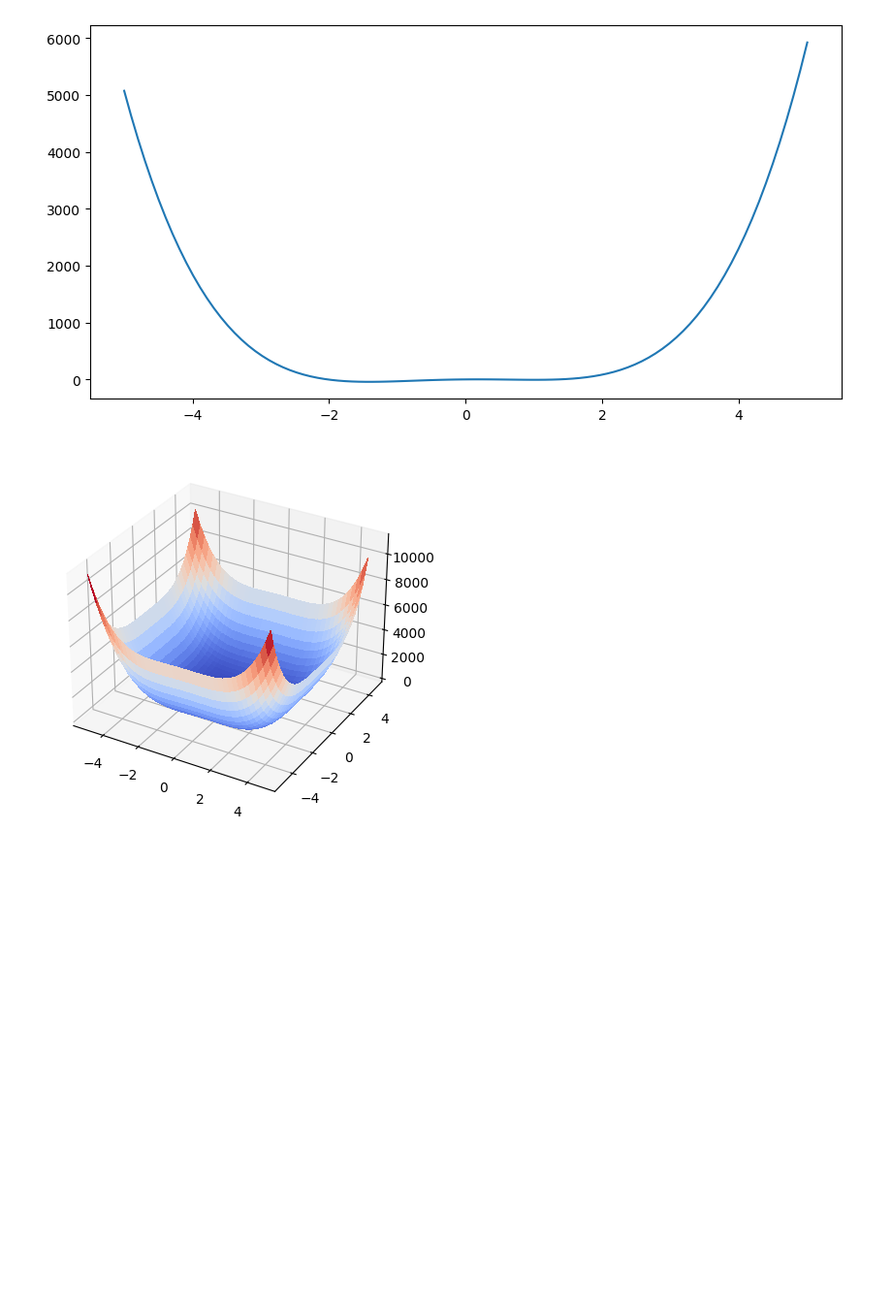
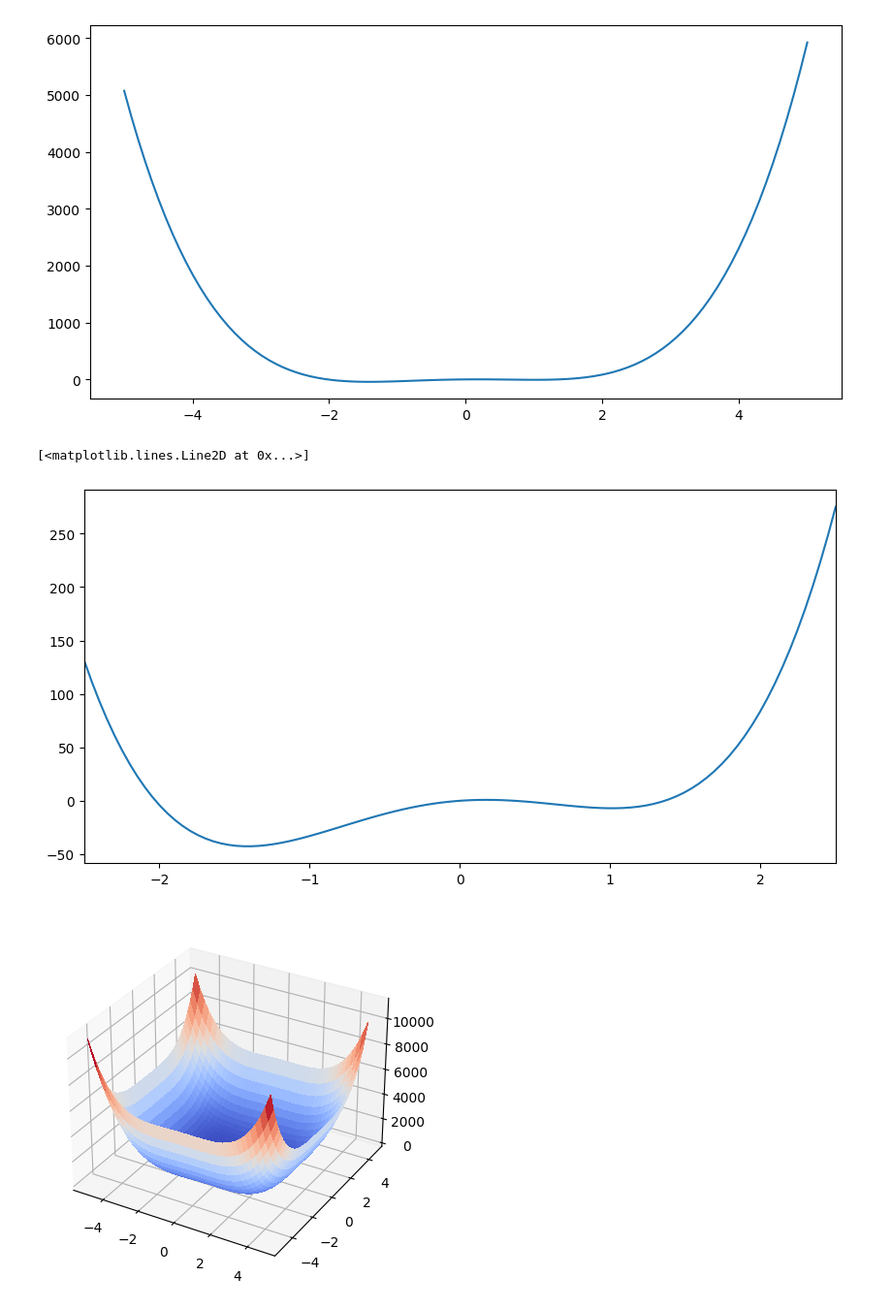
Before and after one commit to wz7475/gradient-descent, a Jupyter notebook: lab1.ipynb, the cells around one changed output. Shown at 97% size. Drawn from its saved outputs; the diff is of its cells as text; code cells hidden in the pictures; blank space fills up the shorter version.

```diff
--- a/lab1.ipynb
+++ b/lab1.ipynb
@@ -25,6 +25,15 @@ plt.plot(x, f(x))
 # %% [output]
 [<matplotlib.lines.Line2D at 0x...>]
 [figure]
+# %%
+# f(x) plot
+x = np.linspace(-2.5, 2.5, 100)
+fig = plt.figure(figsize = (10, 5))
+plt.xlim([-2.5, 2.5])
+plt.plot(x, f(x))
+# %% [output]
+[<matplotlib.lines.Line2D at 0x...>]
+[figure, added]
 # %%
 # g(x) plot
 
```
Also changed, not shown: parts of 4 cells of this notebook.
